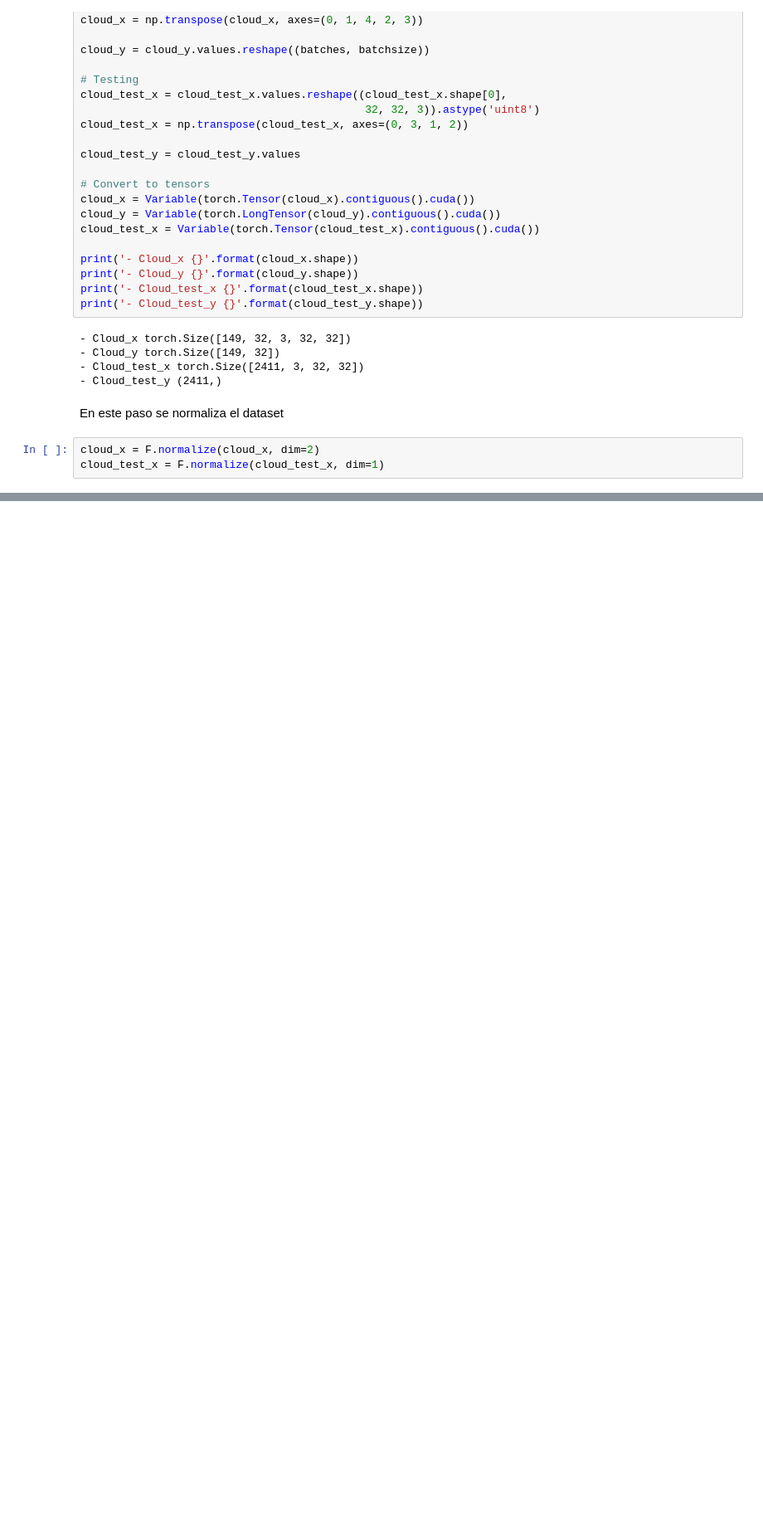
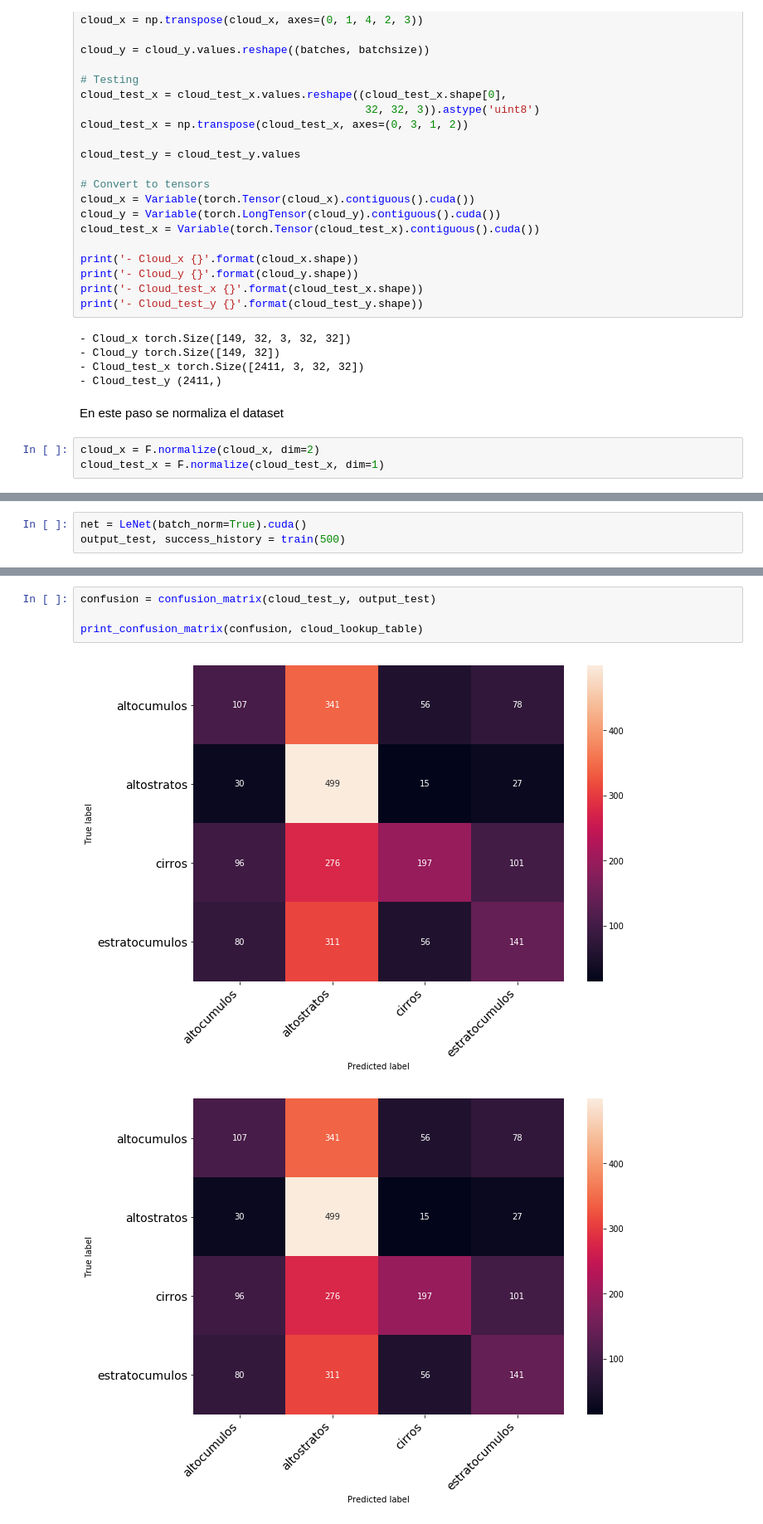
Before and after one commit to labellson/cloud-characterization-pytorch, a Jupyter notebook: 2-Lenet-5.ipynb, the cells around one changed output, grey strips where cells are left out. Shown at 83% size. Cells and saved outputs as stored; diff of their text form; blank space fills up the shorter version.

```diff
--- a/2-Lenet-5.ipynb
+++ b/2-Lenet-5.ipynb
@@ -259,0 +305,3 @@ print('\n- Time: ', end - start)
+# %%
+net = LeNet(batch_norm=True).cuda()
+output_test, success_history = train(500)
@@ -259,0 +330,7 @@ print('\n- Time: ', end - start)
+# %%
+confusion = confusion_matrix(cloud_test_y, output_test)
+
+print_confusion_matrix(confusion, cloud_lookup_table)
+# %% [output]
+[figure, added]
+[figure, added]
```
Also changed, not shown: parts of 23 cells of this notebook.
